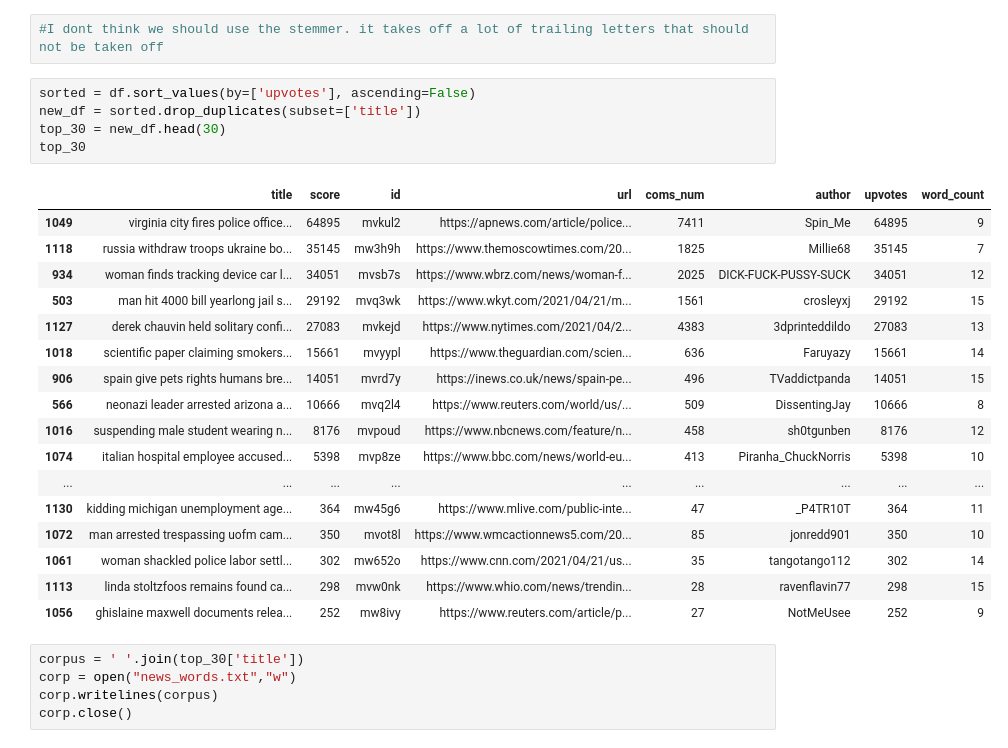
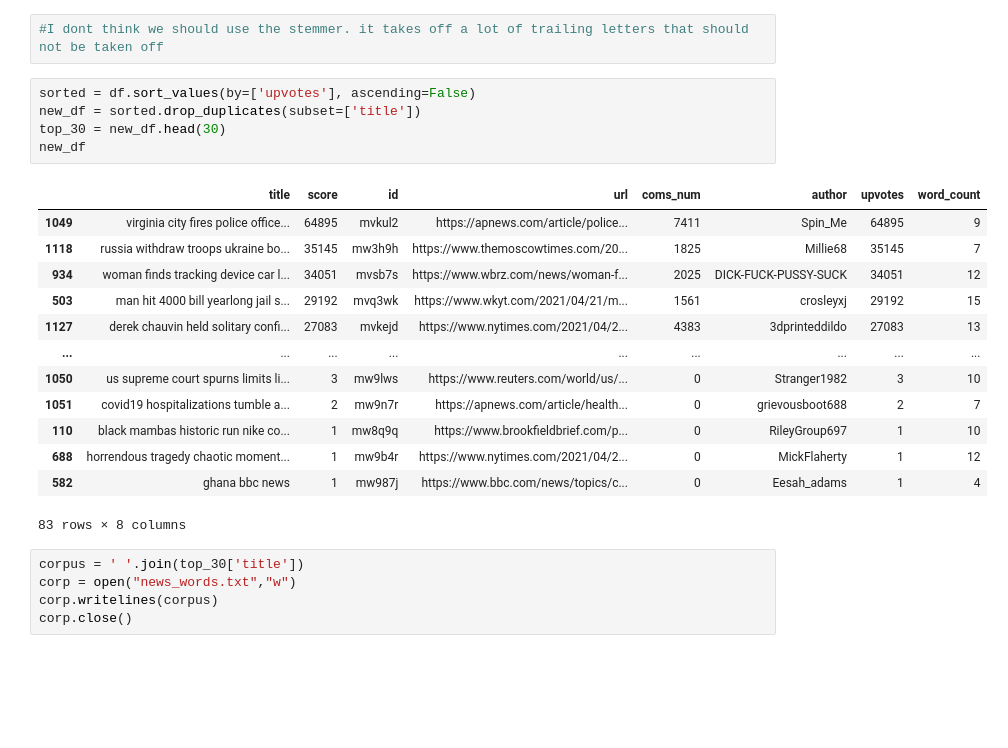
Before and after one commit to evan-dimartinis/447-Project, a Jupyter notebook: ProjectStart.ipynb, the cells around one changed output. Drawn from its saved outputs; the diff is of its cells as text; blank space fills up the shorter version.

```diff
--- a/ProjectStart.ipynb
+++ b/ProjectStart.ipynb
@@ -111,26 +111,22 @@ df
 # %%
 sorted = df.sort_values(by=['upvotes'], ascending=False)
 new_df = sorted.drop_duplicates(subset=['title'])
 top_30 = new_df.head(30)
-top_30
+new_df
 # %% [output]
 |  | title | score | id | url | coms_num | author | upvotes | word_count |
 | 1049 | virginia city fires police office... | 64895 | mvkul2 | https://apnews.com/article/police... | 7411 | Spin_Me | 64895 | 9 |
 | 1118 | russia withdraw troops ukraine bo... | 35145 | mw3h9h | https://www.themoscowtimes.com/20... | 1825 | Millie68 | 35145 | 7 |
 | 934 | woman finds tracking device car l... | 34051 | mvsb7s | https://www.wbrz.com/news/woman-f... | 2025 | DICK-FUCK-PUSSY-SUCK | 34051 | 12 |
 | 503 | man hit 4000 bill yearlong jail s... | 29192 | mvq3wk | https://www.wkyt.com/2021/04/21/m... | 1561 | crosleyxj | 29192 | 15 |
 | 1127 | derek chauvin held solitary confi... | 27083 | mvkejd | https://www.nytimes.com/2021/04/2... | 4383 | 3dprinteddildo | 27083 | 13 |
-| 1018 | scientific paper claiming smokers... | 15661 | mvyypl | https://www.theguardian.com/scien... | 636 | Faruyazy | 15661 | 14 |
-| 906 | spain give pets rights humans bre... | 14051 | mvrd7y | https://inews.co.uk/news/spain-pe... | 496 | TVaddictpanda | 14051 | 15 |
-| 566 | neonazi leader arrested arizona a... | 10666 | mvq2l4 | https://www.reuters.com/world/us/... | 509 | DissentingJay | 10666 | 8 |
-| 1016 | suspending male student wearing n... | 8176 | mvpoud | https://www.nbcnews.com/feature/n... | 458 | sh0tgunben | 8176 | 12 |
-| 1074 | italian hospital employee accused... | 5398 | mvp8ze | https://www.bbc.com/news/world-eu... | 413 | Piranha_ChuckNorris | 5398 | 10 |
 | ... | ... | ... | ... | ... | ... | ... | ... | ... |
-| 1130 | kidding michigan unemployment age... | 364 | mw45g6 | https://www.mlive.com/public-inte... | 47 | _P4TR10T | 364 | 11 |
-| 1072 | man arrested trespassing uofm cam... | 350 | mvot8l | https://www.wmcactionnews5.com/20... | 85 | jonredd901 | 350 | 10 |
-| 1061 | woman shackled police labor settl... | 302 | mw652o | https://www.cnn.com/2021/04/21/us... | 35 | tangotango112 | 302 | 14 |
-| 1113 | linda stoltzfoos remains found ca... | 298 | mvw0nk | https://www.whio.com/news/trendin... | 28 | ravenflavin77 | 298 | 15 |
-| 1056 | ghislaine maxwell documents relea... | 252 | mw8ivy | https://www.reuters.com/article/p... | 27 | NotMeUsee | 252 | 9 |
+| 1050 | us supreme court spurns limits li... | 3 | mw9lws | https://www.reuters.com/world/us/... | 0 | Stranger1982 | 3 | 10 |
+| 1051 | covid19 hospitalizations tumble a... | 2 | mw9n7r | https://apnews.com/article/health... | 0 | grievousboot688 | 2 | 7 |
+| 110 | black mambas historic run nike co... | 1 | mw8q9q | https://www.brookfieldbrief.com/p... | 0 | RileyGroup697 | 1 | 10 |
+| 688 | horrendous tragedy chaotic moment... | 1 | mw9b4r | https://www.nytimes.com/2021/04/2... | 0 | MickFlaherty | 1 | 12 |
+| 582 | ghana bbc news | 1 | mw987j | https://www.bbc.com/news/topics/c... | 0 | Eesah_adams | 1 | 4 |
+83 rows × 8 columns
 # %%
 corpus = ' '.join(top_30['title'])
 corp = open("news_words.txt","w")
```
Also changed, not shown: 2 other files.
